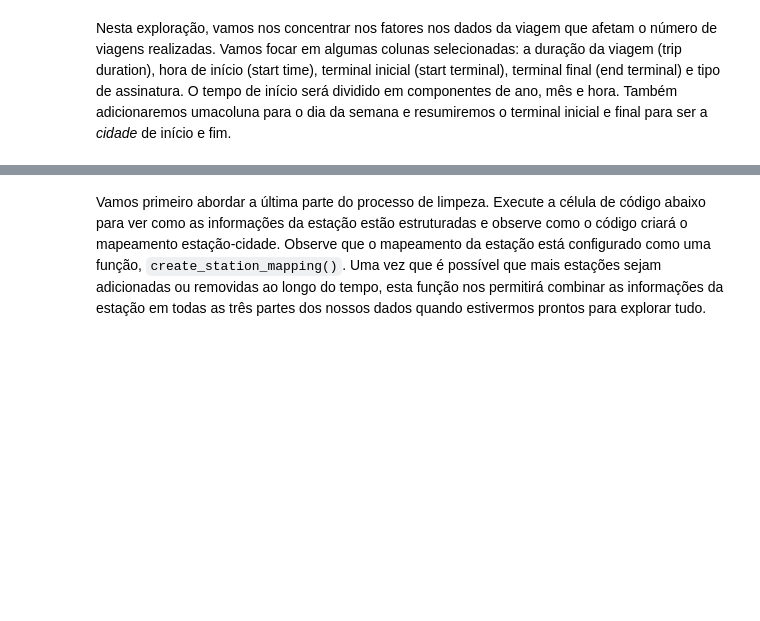
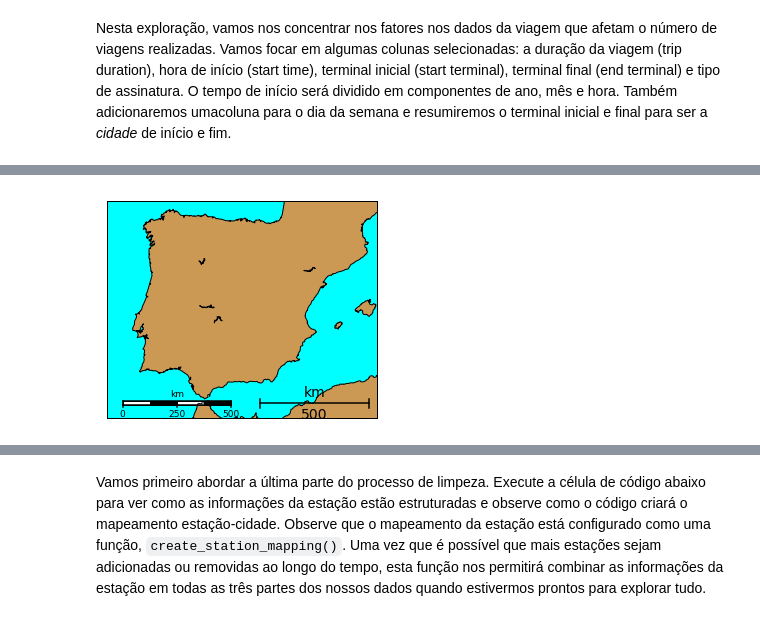
Before and after one commit to jpventura/BikeShareAnalysis, a Jupyter notebook: Analise_Bay_Area_Bike_Share-NDFDSI.ipynb, the cells around one changed output, grey strips where cells are left out. Saved outputs shown, nothing was run; the diff lists cells and outputs as text; code cells hidden in the pictures; blank space fills up the shorter version.

```diff
--- a/Analise_Bay_Area_Bike_Share-NDFDSI.ipynb
+++ b/Analise_Bay_Area_Bike_Share-NDFDSI.ipynb
@@ -105,3 +103,41 @@ COLUMNS = [
+# %%
+COLUMNS = [
+    'start_terminal',
+    'end_terminal',
+    'departure_year',
+    'start_month',
+    'start_time',
+    'end_year',
+    'end_month',
+    'end_time',
+    'week_day',
+    'trip_duration',
+    'subscription_type'
+]
+
+u = Basemap(
+    width=1600,
+    llcrnrlon=-10.5,
+    llcrnrlat=35,
+    urcrnrlon=4.,
+    urcrnrlat=44.,
+    resolution='i',
+    projection='tmerc',
+    lat_0 = 39.5,
+    lon_0 = -3.25
+)
+
+u.drawmapboundary(fill_color='aqua')
+u.fillcontinents(color='#cc9955',lake_color='aqua')
+u.drawcoastlines()
+
+u.drawmapscale(-7., 35.8, -3.25, 39.5, 500, barstyle='fancy')
+
+u.drawmapscale(-0., 35.8, -3.25, 39.5, 500, fontsize = 14)
+
+plt.show()
+# %% [output]
+[figure, added]
 # %%
 m = Basemap(width=12000,height=9000)
 m.bluemarble()
```
Also changed, not shown: parts of 7 cells of this notebook, 1 other file.
